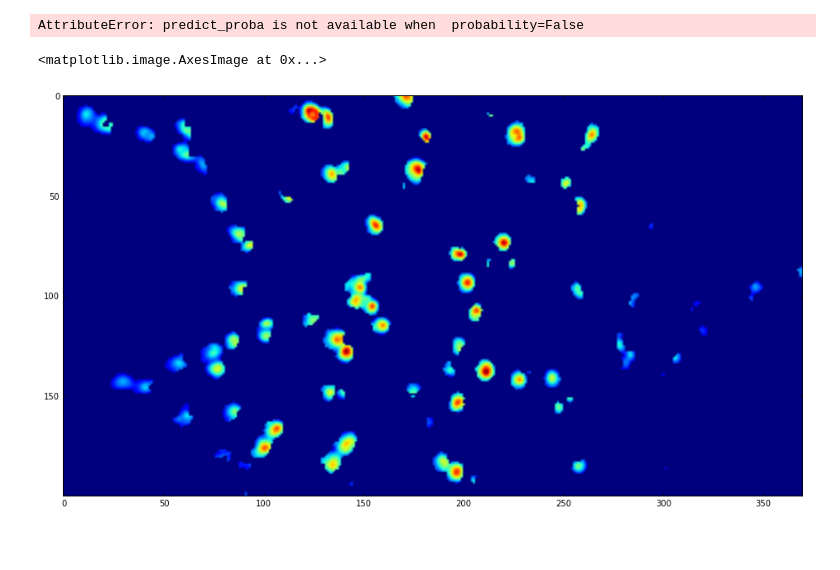
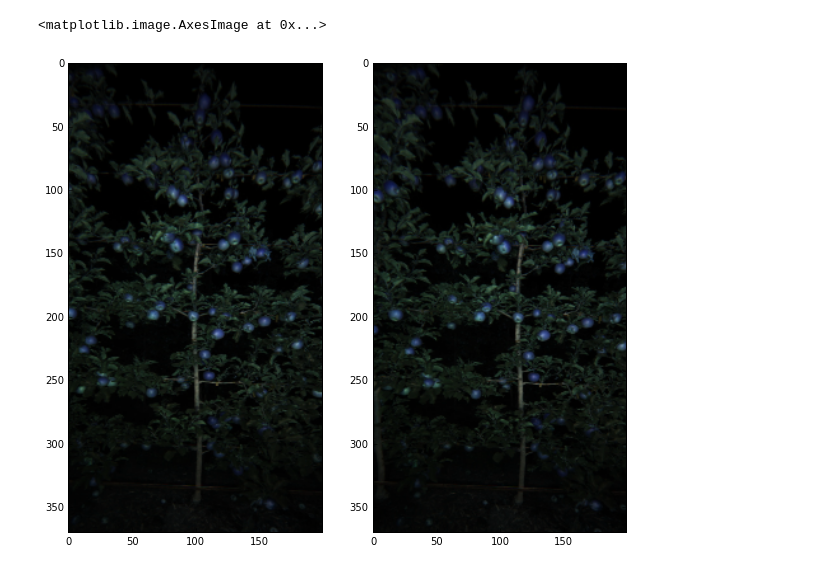
Before and after one commit to versatran01/Galt, a Jupyter notebook: detection/notebook/tracking.ipynb, the cells around one changed output. Cells and saved outputs as stored; diff of their text form; code cells hidden in the pictures; blank space fills up the shorter version.

```diff
--- a/detection/notebook/tracking.ipynb
+++ b/detection/notebook/tracking.ipynb
@@ -16,25 +18,27 @@ from aye.preprocessing import *
 # Load classifier and scaler
 clf = joblib.load('../model/svc.pkl')
 scaler = joblib.load('../model/scaler.pkl')
+detector = Detector(clf, scaler)
-# %%
-# Load image
-im_dir = os.path.join(cwd, 'images')
-im = cv2.imread(os.path.join(im_dir, 'frame0000.jpg'))
-im = im[200:1000, :1480, :]
-
-s = Samples(im)
-X = scaler.transform(s.X())
-y = clf.predict(X)
-y_proba = clf.predict_proba(X)
-bw = s.y_to_bw(y)
-plt.imshow(bw)
-# %% [output]
-AttributeError: predict_proba is not available when  probability=False
-# %%
-im_hsv = s.im_lab
-im_hsv[~bw] = 0
-fig = plt.figure(figsize=(16,10))
-plt.imshow(im_hsv[:,:,0])
-# %% [output]
-<matplotlib.image.AxesImage at 0x...>
-[figure, removed]
+# %%
+# Load image
+im_dir = os.path.join(cwd, 'images')
+fig = plt.figure(figsize=(10,10))
+
+bgr1 = cv2.imread(os.path.join(im_dir, 'frame0003.jpg'))
+bgr1 = bgr1[200:1000, :1480, :]
+bgr1 = rotate_image(bgr1)
+s1, im_bw1 = detector.detect(bgr1)
+
+ax = fig.add_subplot(121)
+ax.imshow(s1.im_raw, cmap=plt.cm.gray)
+
+bgr2 = cv2.imread(os.path.join(im_dir, 'frame0004.jpg'))
+bgr2 = bgr2[200:1000, :1480, :]
+bgr2 = rotate_image(bgr2)
+s2, im_bw2 = detector.detect(bgr2)
+
+ax = fig.add_subplot(122)
+ax.imshow(s2.im_raw, cmap=plt.cm.gray)
+# %% [output]
+<matplotlib.image.AxesImage at 0x...>
+[figure, added]
```
Also changed, not shown: parts of 6 cells of this notebook, 5 other files.
